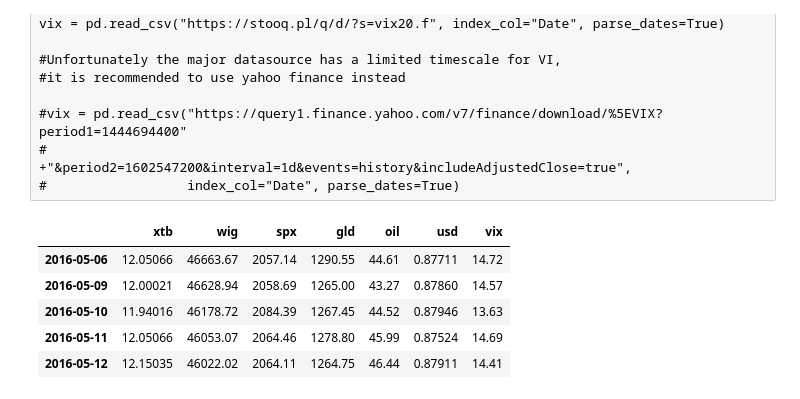
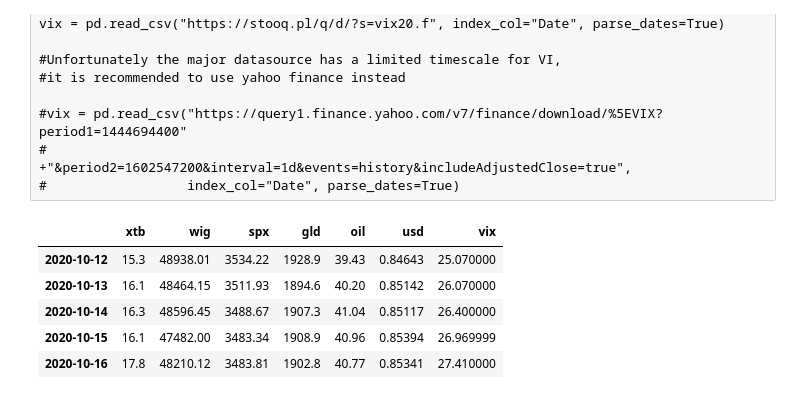
Before and after one commit to JetBlack101/stock-price-forecasting, a Jupyter notebook: 1 data collection and cleaning.ipynb, the cells around one changed output. Drawn from its saved outputs; the diff is of its cells as text; code cells hidden in the pictures.

```diff
--- a/1 data collection and cleaning.ipynb
+++ b/1 data collection and cleaning.ipynb
@@ -33,21 +33,21 @@ vix = pd.read_csv("https://stooq.pl/q/d/?s=vix20.f", index_col="Date", parse_dat
 # %%
 # constructing the dataset
 dataset = pd.concat([xtb["Zamkniecie"],
                      wig["Zamkniecie"],
                      spx["Zamkniecie"],
                      gld["Zamkniecie"],
                      oil["Zamkniecie"],
                      usd["Zamkniecie"],
                      vix["Close"]], axis=1).dropna()
 
 dataset.columns = ["xtb", "wig", "spx", "gld", "oil", "usd", "vix"]
-dataset.head()
+dataset.tail()
 # %% [output]
 |  | xtb | wig | spx | gld | oil | usd | vix |
-| 2016-05-06 | 12.05066 | 46663.67 | 2057.14 | 1290.55 | 44.61 | 0.87711 | 14.72 |
-| 2016-05-09 | 12.00021 | 46628.94 | 2058.69 | 1265.00 | 43.27 | 0.87860 | 14.57 |
-| 2016-05-10 | 11.94016 | 46178.72 | 2084.39 | 1267.45 | 44.52 | 0.87946 | 13.63 |
-| 2016-05-11 | 12.05066 | 46053.07 | 2064.46 | 1278.80 | 45.99 | 0.87524 | 14.69 |
-| 2016-05-12 | 12.15035 | 46022.02 | 2064.11 | 1264.75 | 46.44 | 0.87911 | 14.41 |
+| 2020-10-12 | 15.3 | 48938.01 | 3534.22 | 1928.9 | 39.43 | 0.84643 | 25.070000 |
+| 2020-10-13 | 16.1 | 48464.15 | 3511.93 | 1894.6 | 40.20 | 0.85142 | 26.070000 |
+| 2020-10-14 | 16.3 | 48596.45 | 3488.67 | 1907.3 | 41.04 | 0.85117 | 26.400000 |
+| 2020-10-15 | 16.1 | 47482.00 | 3483.34 | 1908.9 | 40.96 | 0.85394 | 26.969999 |
+| 2020-10-16 | 17.8 | 48210.12 | 3483.81 | 1902.8 | 40.77 | 0.85341 | 27.410000 |
 # %%
 # Saving the most recent features
```
Also changed, not shown: parts of 4 cells of this notebook, 1 other file.
